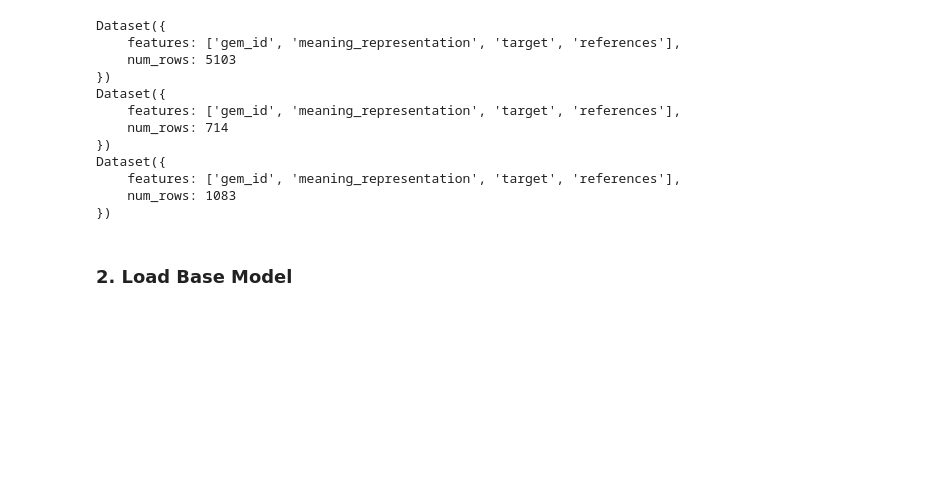
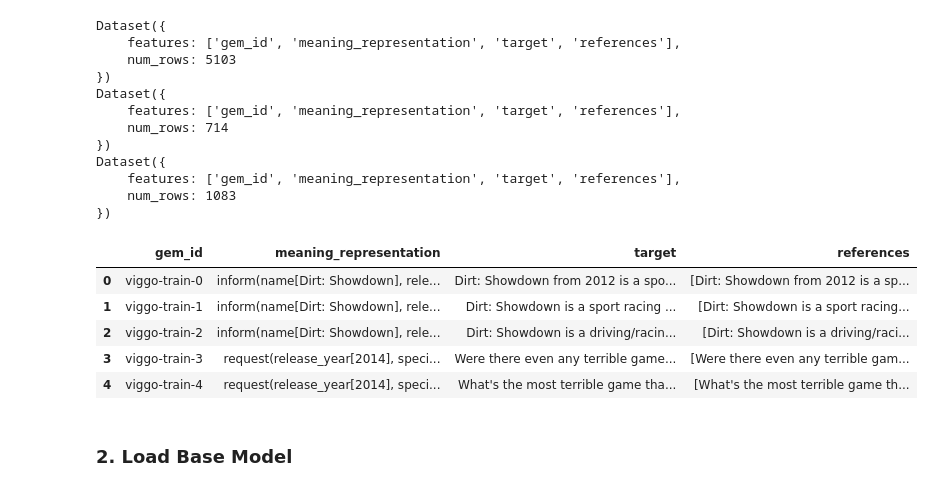
Before and after one commit to rkaunismaa/LLaMa2_PlayGround, a Jupyter notebook: Mistral/mistral-finetune.ipynb, the cells around one changed output. Drawn from its saved outputs; the diff is of its cells as text; code cells hidden in the pictures; blank space fills up the shorter version.

```diff
--- a/Mistral/mistral-finetune.ipynb
+++ b/Mistral/mistral-finetune.ipynb
@@ -126,6 +128,18 @@ Dataset({
     features: ['gem_id', 'meaning_representation', 'target', 'references'],
     num_rows: 1083
 })
+# %%
+import pandas as pd
+
+dfTrain = pd.DataFrame(train_dataset)
+dfTrain.head()
+# %% [output]
+|  | gem_id | meaning_representation | target | references |
+| 0 | viggo-train-0 | inform(name[Dirt: Showdown], rele... | Dirt: Showdown from 2012 is a spo... | [Dirt: Showdown from 2012 is a sp... |
+| 1 | viggo-train-1 | inform(name[Dirt: Showdown], rele... | Dirt: Showdown is a sport racing ... | [Dirt: Showdown is a sport racing... |
+| 2 | viggo-train-2 | inform(name[Dirt: Showdown], rele... | Dirt: Showdown is a driving/racin... | [Dirt: Showdown is a driving/raci... |
+| 3 | viggo-train-3 | request(release_year[2014], speci... | Were there even any terrible game... | [Were there even any terrible gam... |
+| 4 | viggo-train-4 | request(release_year[2014], speci... | What's the most terrible game tha... | [What's the most terrible game th... |
 # %% [markdown]
 ### 2. Load Base Model
 # %% [markdown]
```
Also changed, not shown: parts of 2 cells of this notebook, 1 other file.
